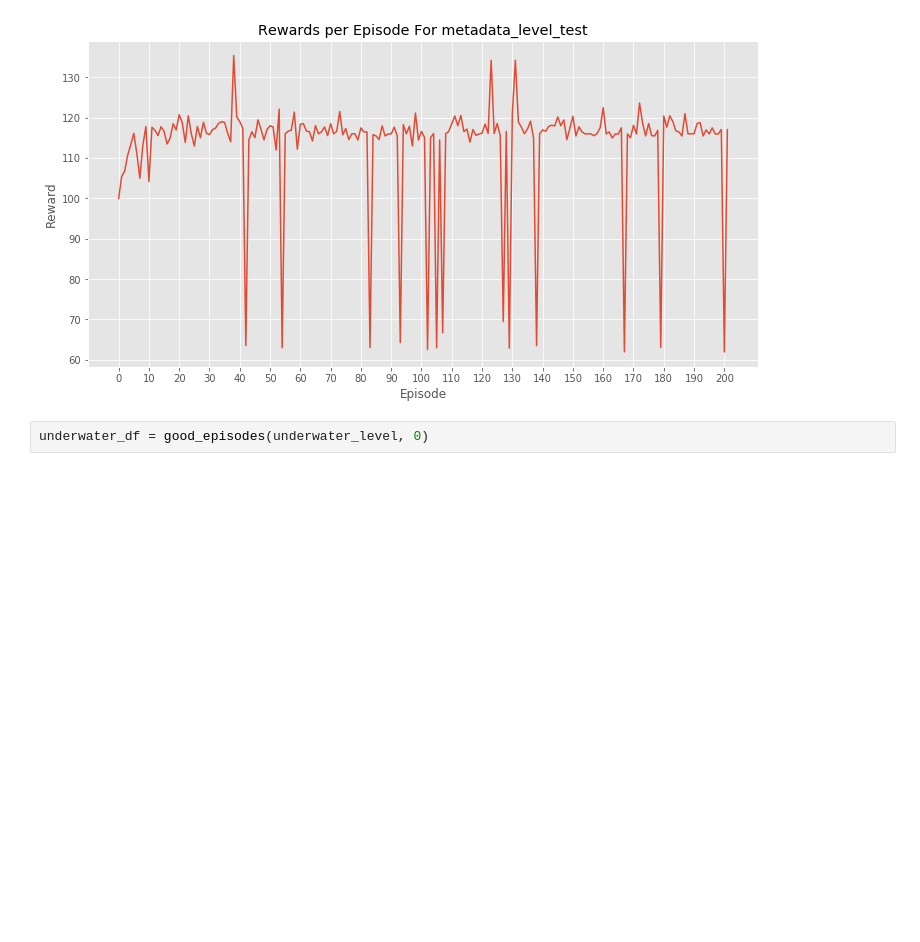
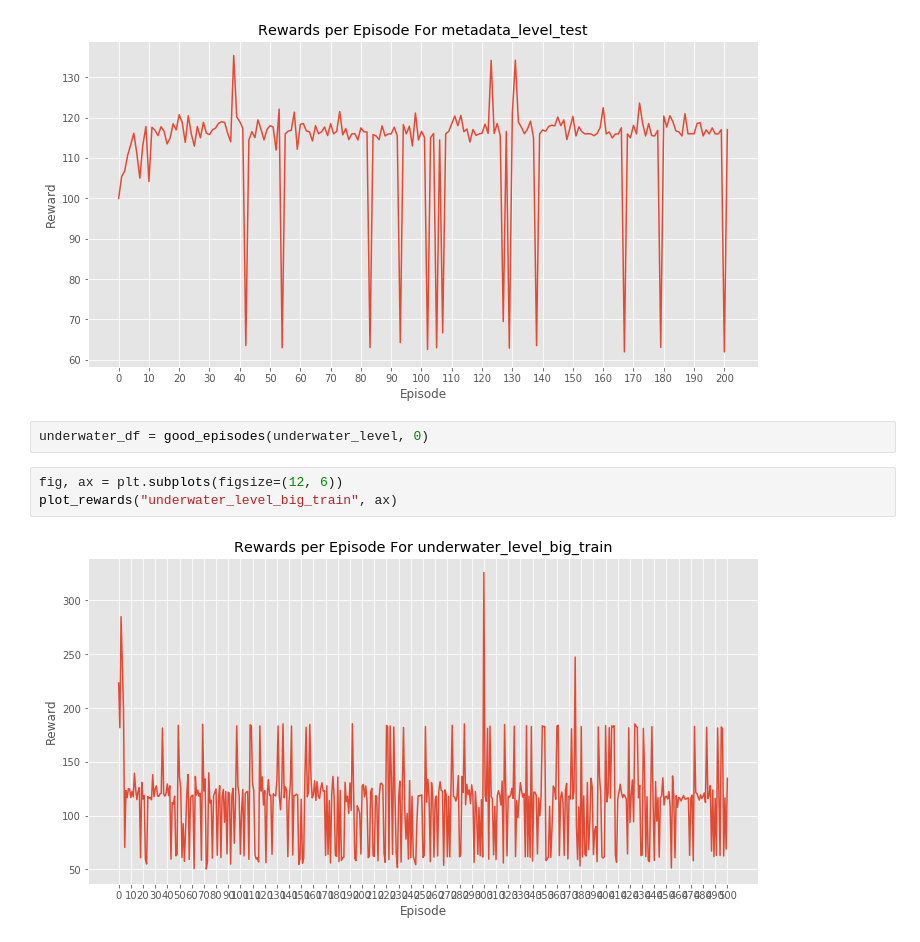
Before and after one commit to NJacobsohn/Your-Learning-is-in-Another-Castle, a Jupyter notebook: notebooks/plotting_and_visualization.ipynb, the cells around one changed output. Drawn from its saved outputs; the diff is of its cells as text; blank space fills up the shorter version.

Commit message:
checked metrics for underwater level, turns out it's hard to beat

```diff
--- a/notebooks/plotting_and_visualization.ipynb
+++ b/notebooks/plotting_and_visualization.ipynb
@@ -163,3 +163,8 @@ plot_rewards(underwater_level, ax)
 [figure]
 # %%
 underwater_df = good_episodes(underwater_level, 0)
+# %%
+fig, ax = plt.subplots(figsize=(12, 6))
+plot_rewards("underwater_level_big_train", ax)
+# %% [output]
+[figure, added]
```
Also changed, not shown: parts of 1 cell of this notebook, 2 other files.
